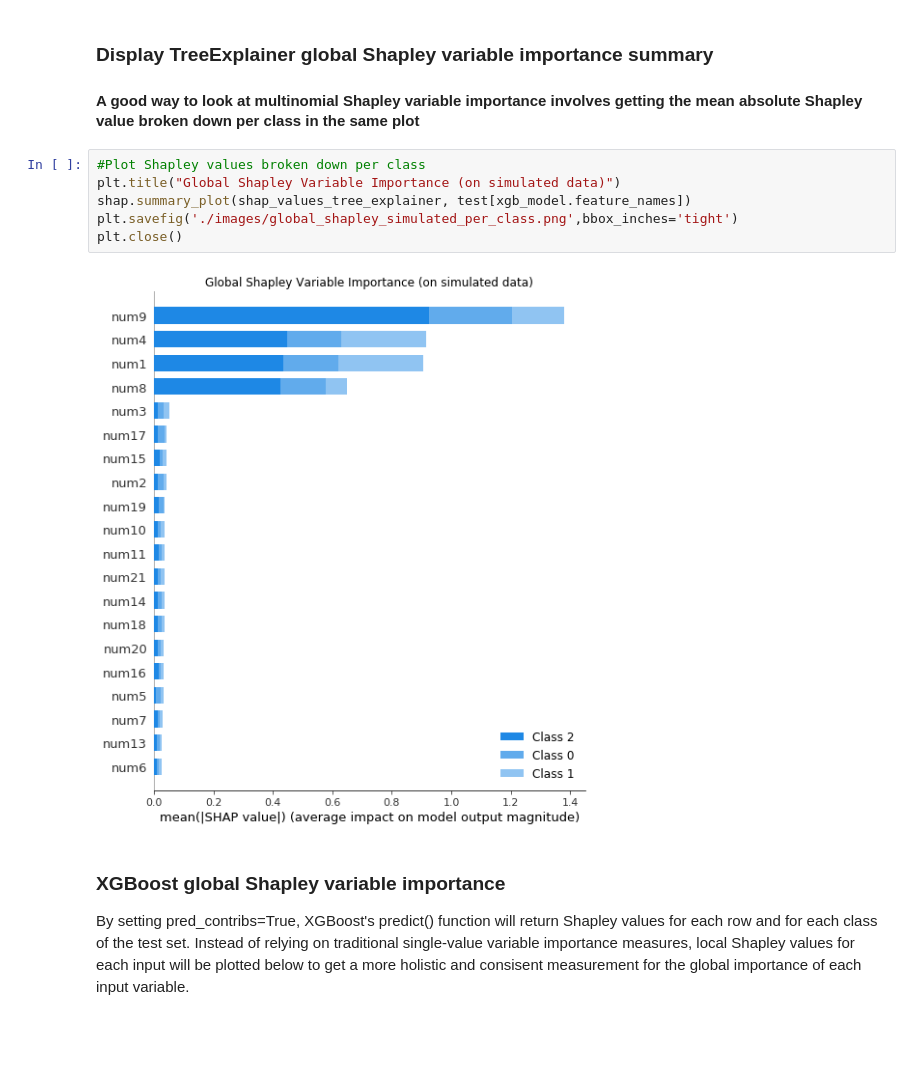
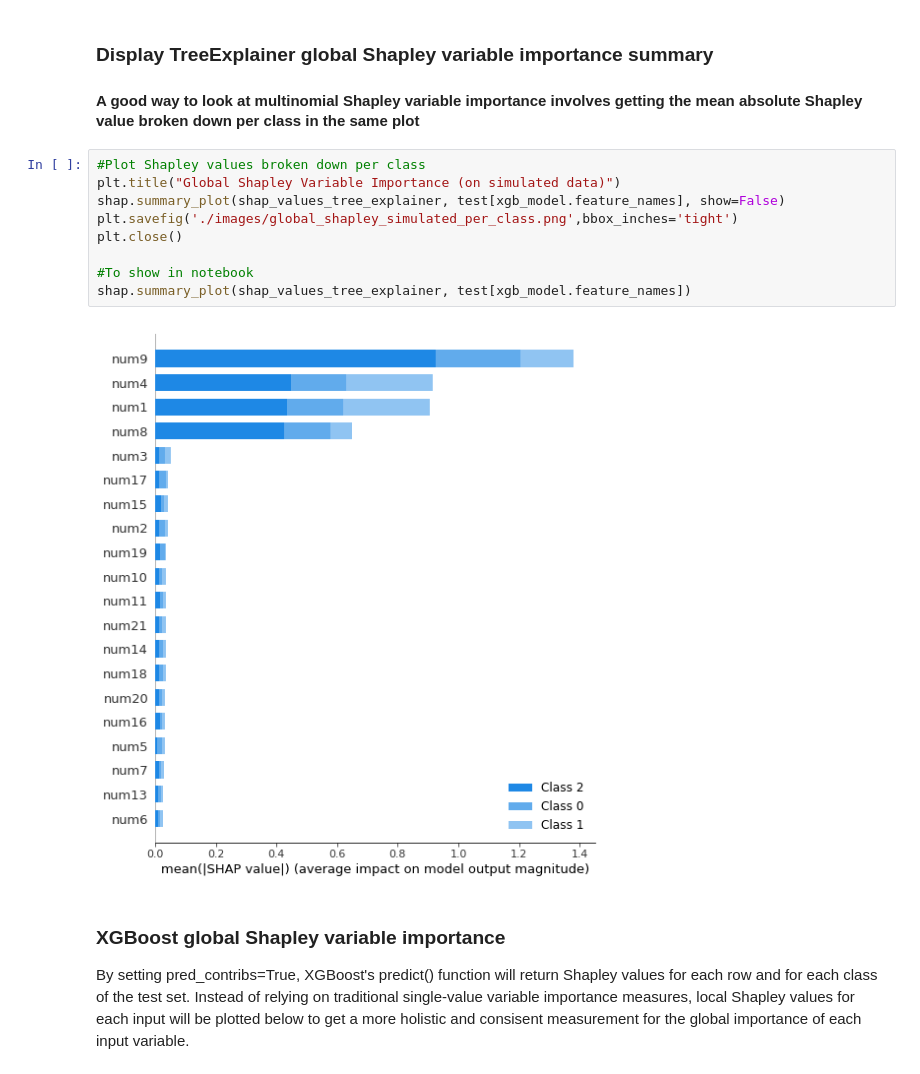
Before and after one commit to navdeep-G/interpretable-ml, a Jupyter notebook: notebooks/simulated/multinomial/xgb_simulated_multinomial_shap_pdp_ice.ipynb, the cells around one changed output. Drawn from its saved outputs; the diff is of its cells as text; blank space fills up the shorter version.

Commit message:
Show TreeExplainer Shapley plot after saving to avoig blank png file

```diff
--- a/notebooks/simulated/multinomial/xgb_simulated_multinomial_shap_pdp_ice.ipynb
+++ b/notebooks/simulated/multinomial/xgb_simulated_multinomial_shap_pdp_ice.ipynb
@@ -179,11 +179,14 @@ shap_values_tree_explainer = shap.TreeExplainer(xgb_model).shap_values(dtest)
 # %%
 #Plot Shapley values broken down per class
 plt.title("Global Shapley Variable Importance (on simulated data)")
-shap.summary_plot(shap_values_tree_explainer, test[xgb_model.feature_names])
+shap.summary_plot(shap_values_tree_explainer, test[xgb_model.feature_names], show=False)
 plt.savefig('./images/global_shapley_simulated_per_class.png',bbox_inches='tight')
 plt.close()
+
+#To show in notebook
+shap.summary_plot(shap_values_tree_explainer, test[xgb_model.feature_names])
 # %% [output]
-[figure, old version]
+[figure, new version]
 # %% [markdown]
 ### XGBoost global Shapley variable importance
 By setting pred_contribs=True, XGBoost's predict() function will return Shapley values for each row and for each class of the test set. Instead of relying on traditional single-value variable importance measures, local Shapley values for each input will be plotted below to get a more holistic and consisent measurement for the global importance of each input variable.
```
Also changed, not shown: parts of 1 cell of this notebook, 3 other files.
